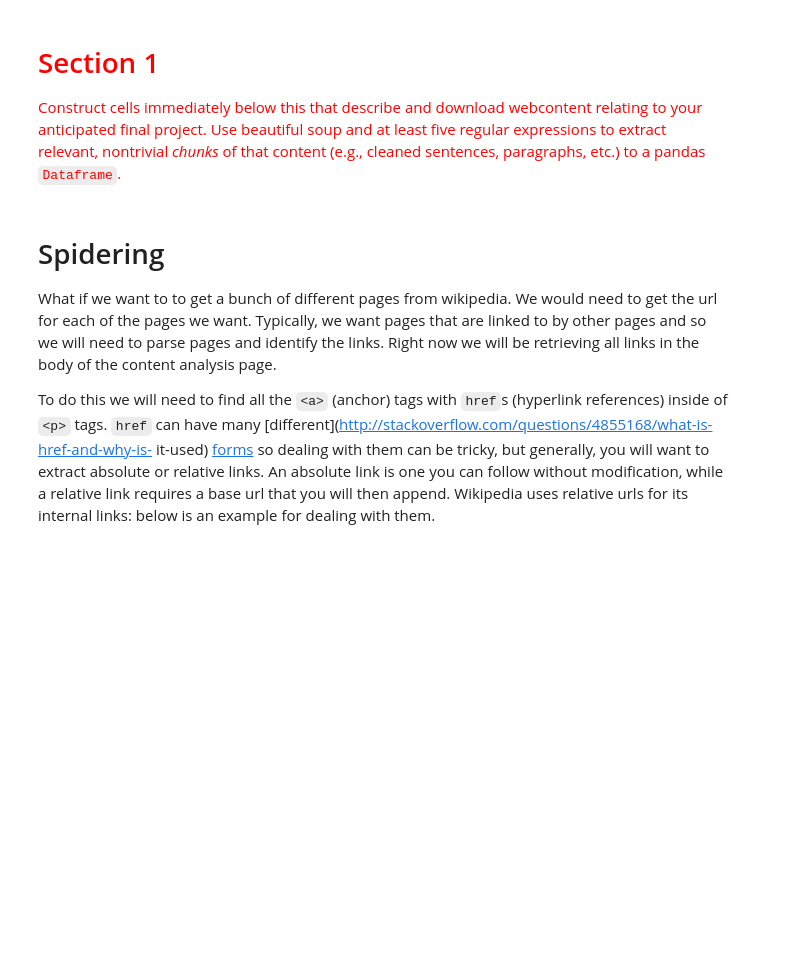
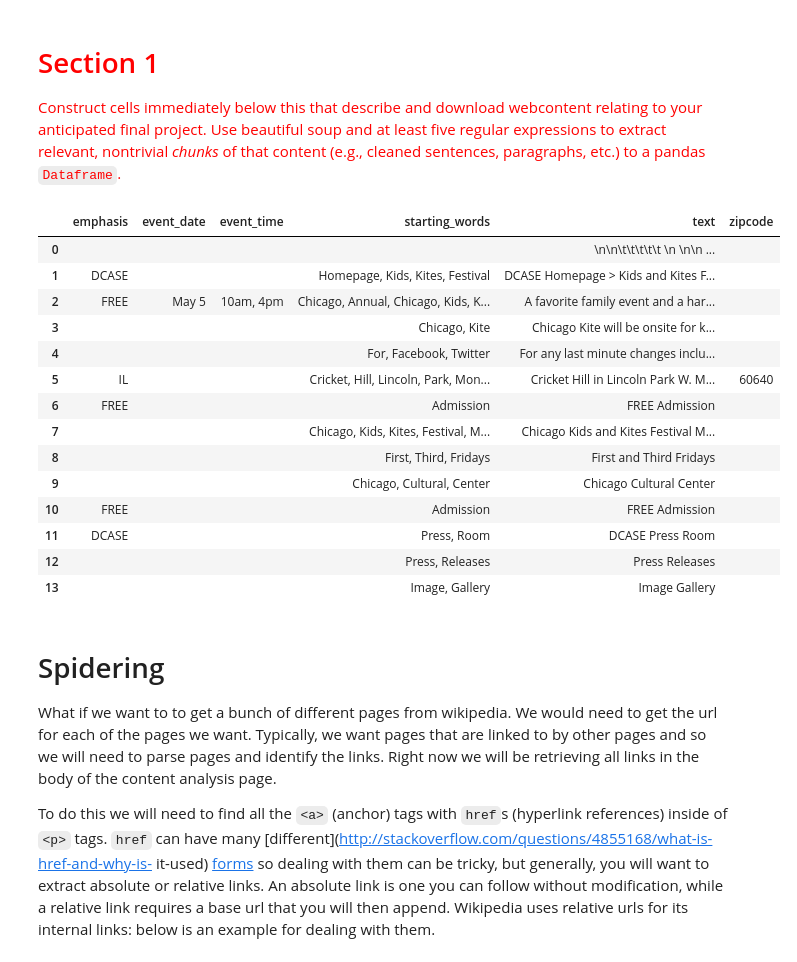
Before and after one commit to xywu-soc/content-analysis-2018, a Jupyter notebook: 1-Intro/1-intro.ipynb, the cells around one changed output. Saved outputs shown, nothing was run; the diff lists cells and outputs as text; code cells hidden in the pictures; blank space fills up the shorter version.

Commit message:
doing task 2

```diff
--- a/1-Intro/1-intro.ipynb
+++ b/1-Intro/1-intro.ipynb
@@ -222,7 +222,7 @@ tags = soup.body.findAll('p')
 # Extract content from BeautifulSoup tags
 tags_content = []
 for i in range(len(tags)):
-    tags_content.append(re.sub(r'\[\d]+', '', tags[i].text))
+    tags_content.append(re.sub('\[\d].', '', tags[i].text))
 tags_content
 
 # Clean the extracted information
@@ -230,36 +230,65 @@ tags_content_cleaned = []
 for i in range(len(tags_content)):
     if tags_content[i] != '':
         if tags_content[i] != '\xa0':
             tags_content_cleaned.append(tags_content[i])
 tags_content_cleaned
 
 # Construct a functions to apply different Regex
 def extract_info(lst, regex_str):
     '''
     This is a funciton to extract required information from the BeautifulSoup
     tags.
 
     Inputs:
         lst: a list of strings
         regex_str: regular expression
 
     Output:
         rv: a list of strings
     '''
     rv = []
     for i in range(len(lst)):
         temp = re.findall(regex_str, lst[i])
-        if temp != []:
+        temp_str = ''
+        if len(temp) > 0:
             for j in range(len(temp)):
-                rv.append(temp[j])
+                if temp_str == '':
+                    temp_str += temp[j]
+                else:
+                    temp_str = temp_str + ', ' + temp[j]
+        rv.append(temp_str)
 
     return rv
 
 # Extract critical information from the extracted content
 zipcode = extract_info(tags_content_cleaned, r'[\d]{5}')
-time = extract_info(tags_content_cleaned, r'[\d]+[a|p][m]')
+event_date = extract_info(tags_content_cleaned, r'[A-Z][a-z]+\s\d+')
+event_time = extract_info(tags_content_cleaned, r'[\d]+[a|p][m]')
 emphasis = extract_info(tags_content_cleaned, r'[A-Z]{2,}')
 starting_words = extract_info(tags_content_cleaned, r'[A-Z][a-z]+')
+
+d = {'text': tags_content_cleaned, 'zipcode': zipcode, \
+     'event_date': event_date, 'event_time': event_time, \
+     'emphasis': emphasis, 'starting_words': starting_words}
+
+task1_df = pandas.DataFrame(d)
+task1_df
+# %% [output]
+|  | emphasis | event_date | event_time | starting_words | text | zipcode |
+| 0 |  |  |  |  | \n\n\t\t\t\t\t \n \n\n ... |  |
+| 1 | DCASE |  |  | Homepage, Kids, Kites, Festival | DCASE Homepage > Kids and Kites F... |  |
+| 2 | FREE | May 5 | 10am, 4pm | Chicago, Annual, Chicago, Kids, K... | A favorite family event and a har... |  |
+| 3 |  |  |  | Chicago, Kite | Chicago Kite will be onsite for k... |  |
+| 4 |  |  |  | For, Facebook, Twitter | For any last minute changes inclu... |  |
+| 5 | IL |  |  | Cricket, Hill, Lincoln, Park, Mon... | Cricket Hill in Lincoln Park W. M... | 60640 |
+| 6 | FREE |  |  | Admission | FREE Admission |  |
+| 7 |  |  |  | Chicago, Kids, Kites, Festival, M... | Chicago Kids and Kites Festival M... |  |
+| 8 |  |  |  | First, Third, Fridays | First and Third Fridays |  |
+| 9 |  |  |  | Chicago, Cultural, Center | Chicago Cultural Center |  |
+| 10 | FREE |  |  | Admission | FREE Admission |  |
+| 11 | DCASE |  |  | Press, Room | DCASE Press Room |  |
+| 12 |  |  |  | Press, Releases | Press Releases |  |
+| 13 |  |  |  | Image, Gallery | Image Gallery |  |
 # %% [markdown]
 
 # Spidering
```
Also changed, not shown: parts of 3 cells of this notebook.
